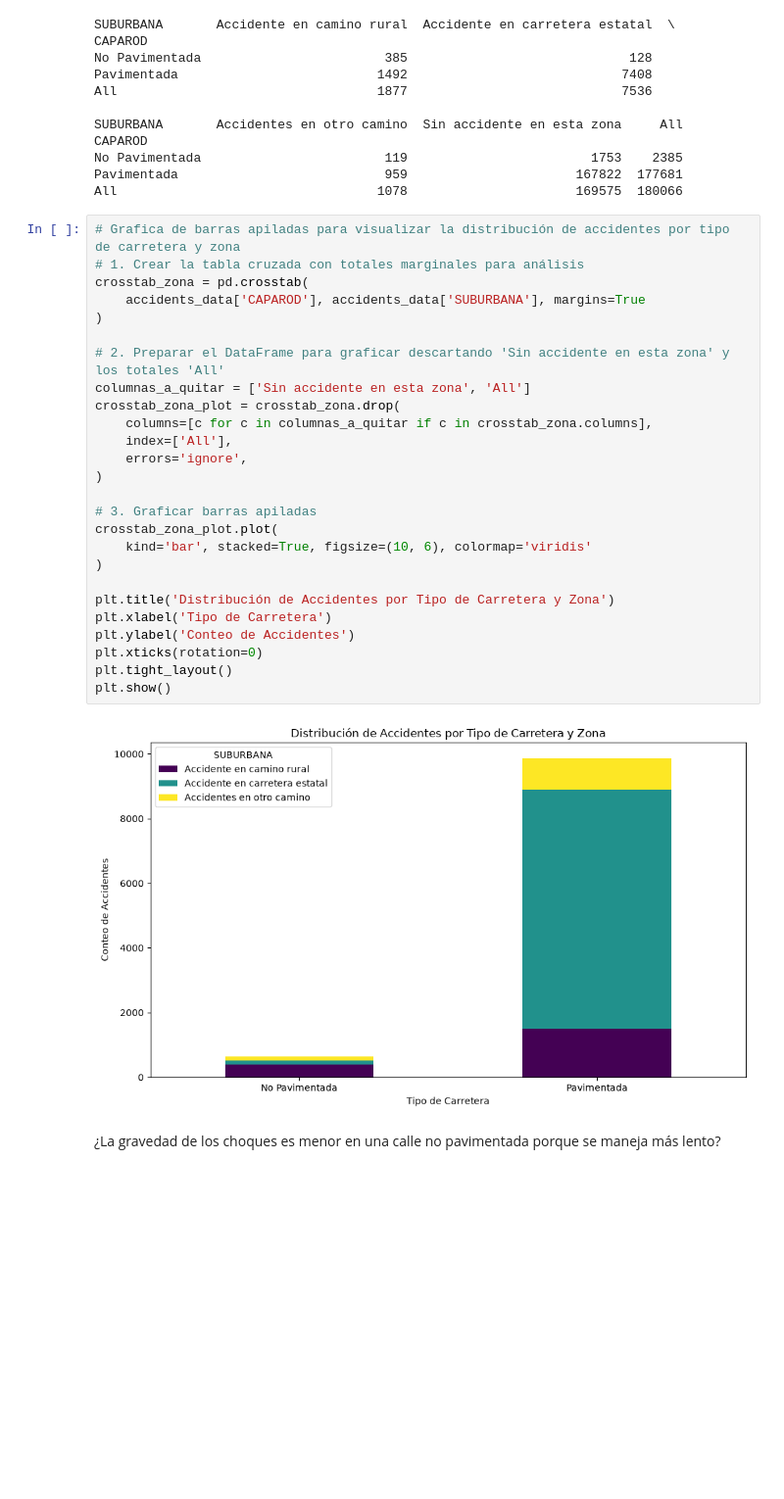
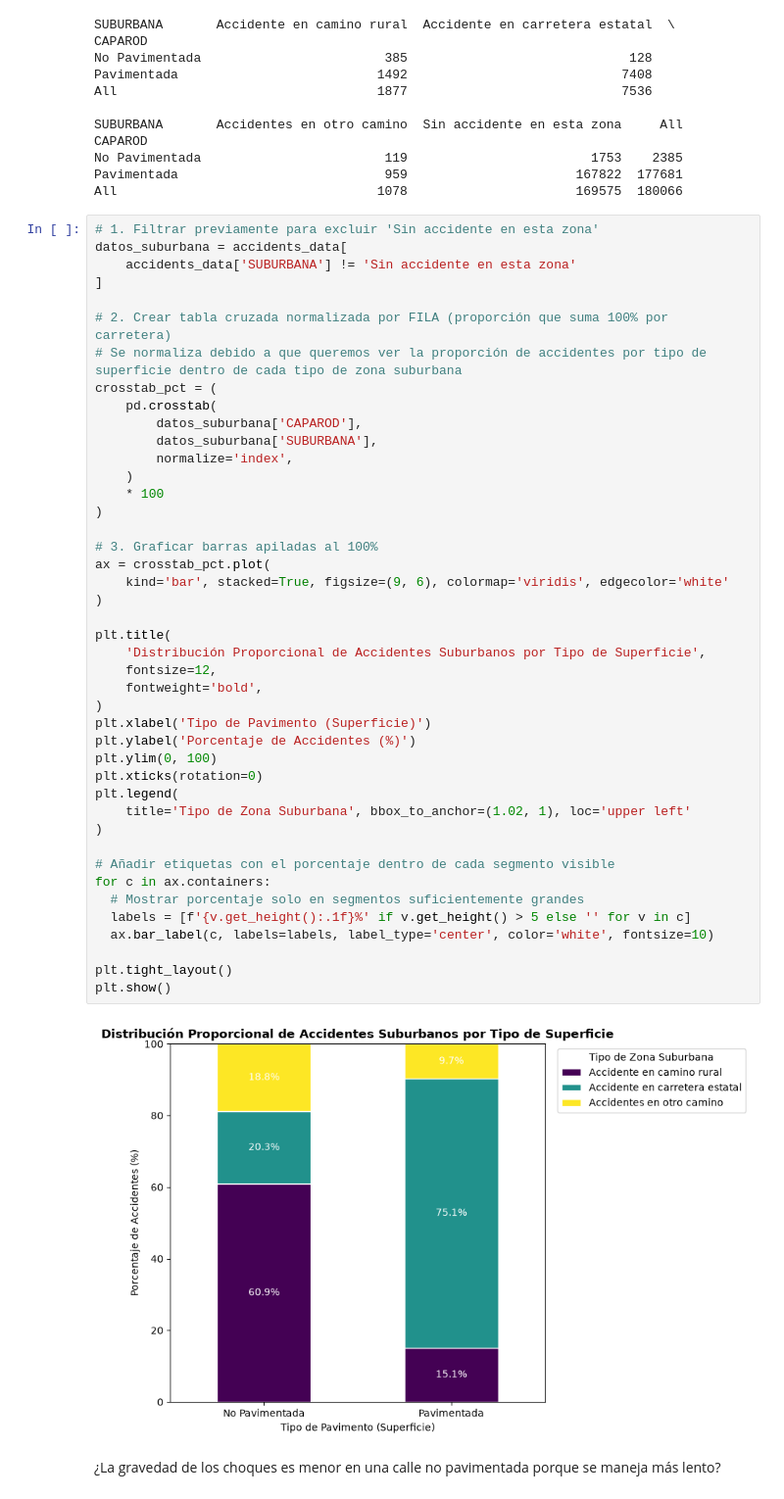
Before and after one commit to mdc-feature-engineering/traffic-accidents-mx-mdc, a Jupyter notebook: notebooks/data_analysis_table.ipynb, the cells around one changed output. Shown at 98% size. Saved outputs shown, nothing was run; the diff lists cells and outputs as text; blank space fills up the shorter version.

Commit message:
Update data

```diff
--- a/notebooks/data_analysis_table.ipynb
+++ b/notebooks/data_analysis_table.ipynb
@@ -133,33 +137,50 @@ No Pavimentada                        119                        1753    2385
 Pavimentada                           959                      167822  177681
 All                                  1078                      169575  180066
 # %%
-# Grafica de barras apiladas para visualizar la distribución de accidentes por tipo de carretera y zona
-# 1. Crear la tabla cruzada con totales marginales para análisis
-crosstab_zona = pd.crosstab(
-    accidents_data['CAPAROD'], accidents_data['SUBURBANA'], margins=True
+# 1. Filtrar previamente para excluir 'Sin accidente en esta zona'
+datos_suburbana = accidents_data[
+    accidents_data['SUBURBANA'] != 'Sin accidente en esta zona'
+]
+
+# 2. Crear tabla cruzada normalizada por FILA (proporción que suma 100% por carretera)
+# Se normaliza debido a que queremos ver la proporción de accidentes por tipo de superficie dentro de cada tipo de zona suburbana
+crosstab_pct = (
+    pd.crosstab(
+        datos_suburbana['CAPAROD'],
+        datos_suburbana['SUBURBANA'],
+        normalize='index',
+    )
+    * 100
 )
 
-# 2. Preparar el DataFrame para graficar descartando 'Sin accidente en esta zona' y los totales 'All'
-columnas_a_quitar = ['Sin accidente en esta zona', 'All']
-crosstab_zona_plot = crosstab_zona.drop(
-    columns=[c for c in columnas_a_quitar if c in crosstab_zona.columns],
-    index=['All'],
-    errors='ignore',
+# 3. Graficar barras apiladas al 100%
+ax = crosstab_pct.plot(
+    kind='bar', stacked=True, figsize=(9, 6), colormap='viridis', edgecolor='white'
 )
 
-# 3. Graficar barras apiladas
-crosstab_zona_plot.plot(
-    kind='bar', stacked=True, figsize=(10, 6), colormap='viridis'
+plt.title(
+    'Distribución Proporcional de Accidentes Suburbanos por Tipo de Superficie',
+    fontsize=12,
+    fontweight='bold',
+)
+plt.xlabel('Tipo de Pavimento (Superficie)')
+plt.ylabel('Porcentaje de Accidentes (%)')
+plt.ylim(0, 100)
+plt.xticks(rotation=0)
+plt.legend(
+    title='Tipo de Zona Suburbana', bbox_to_anchor=(1.02, 1), loc='upper left'
 )
 
-plt.title('Distribución de Accidentes por Tipo de Carretera y Zona')
-plt.xlabel('Tipo de Carretera')
-plt.ylabel('Conteo de Accidentes')
-plt.xticks(rotation=0)
+# Añadir etiquetas con el porcentaje dentro de cada segmento visible
+for c in ax.containers:
+  # Mostrar porcentaje solo en segmentos suficientemente grandes
+  labels = [f'{v.get_height():.1f}%' if v.get_height() > 5 else '' for v in c]
+  ax.bar_label(c, labels=labels, label_type='center', color='white', fontsize=10)
+
 plt.tight_layout()
 plt.show()
 # %% [output]
-[figure, old version]
+[figure, new version]
 # %% [markdown]
 ¿La gravedad de los choques es menor en una calle no pavimentada porque se maneja más lento?
 # %%
```
Also changed, not shown: parts of 3 cells of this notebook.
